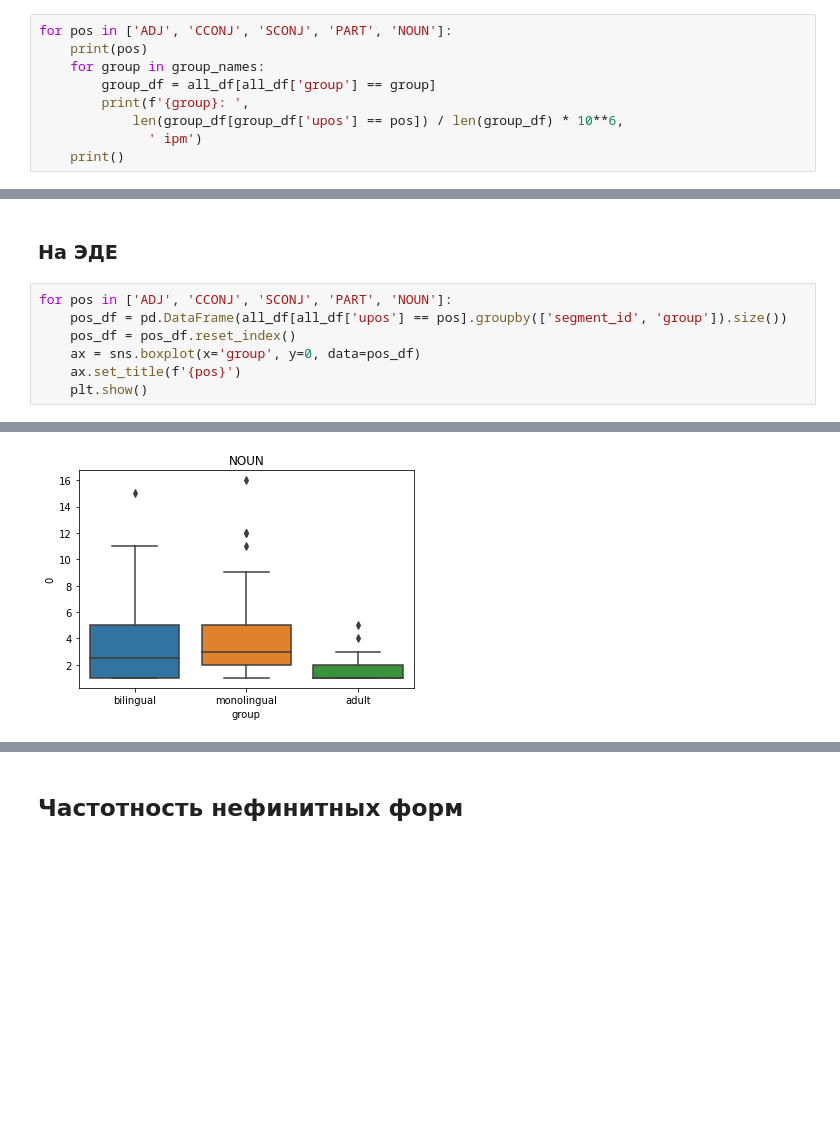
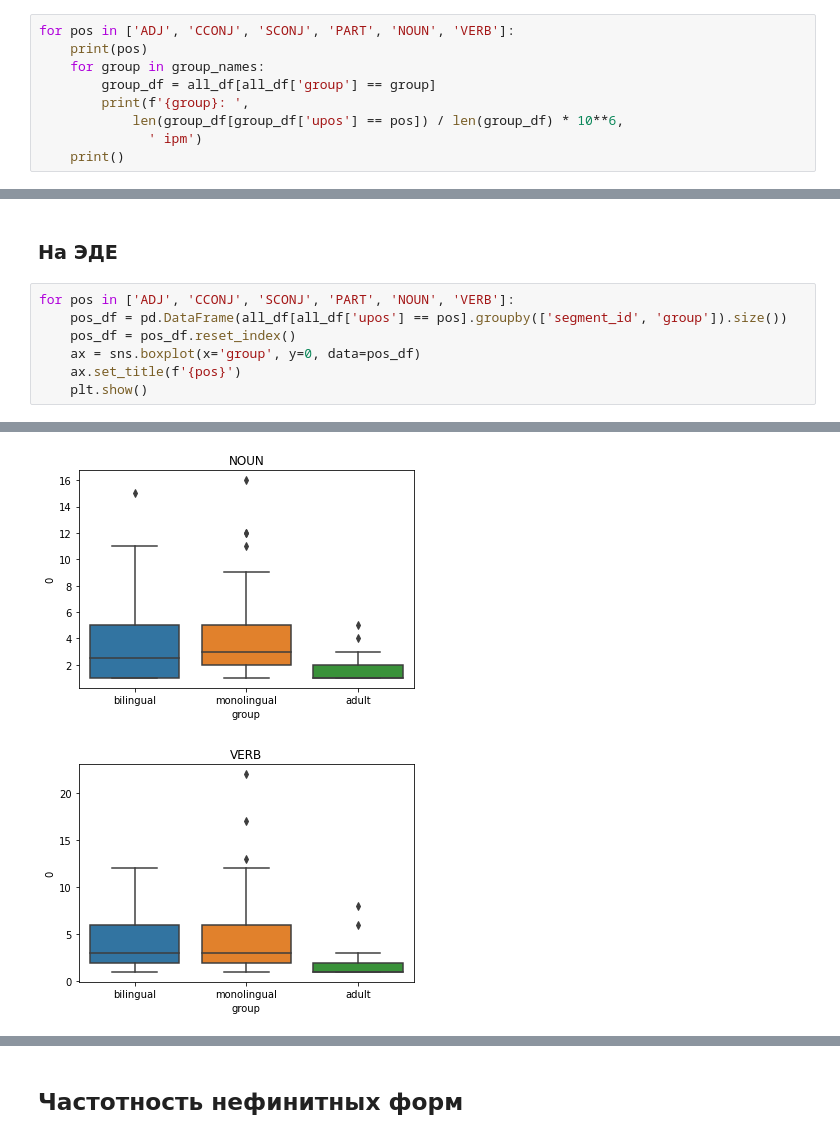
Before and after one commit to BunnyNoBugs/narratives-2021, a Jupyter notebook: syntax_analysis.ipynb, the cells around one changed output, grey strips where cells are left out. Saved outputs shown, nothing was run; the diff lists cells and outputs as text; blank space fills up the shorter version.

```diff
--- a/syntax_analysis.ipynb
+++ b/syntax_analysis.ipynb
@@ -95,7 +95,7 @@ array(['ADV', 'PUNCT', 'PRON', 'VERB', 'NOUN', 'DET', 'PART', 'INTJ',
        'CCONJ', 'PROPN', 'ADP', 'ADJ', 'NUM', 'AUX', 'SYM', 'X', 'SCONJ'],
       dtype=object)
 # %%
-for pos in ['ADJ', 'CCONJ', 'SCONJ', 'PART', 'NOUN']:
+for pos in ['ADJ', 'CCONJ', 'SCONJ', 'PART', 'NOUN', 'VERB']:
     print(pos)
     for group in group_names:
         group_df = all_df[all_df['group'] == group]
@@ -124,16 +124,17 @@ adult:  166666.66666666666  ipm
 # %% [markdown]
 ### На ЭДЕ
 # %%
-for pos in ['ADJ', 'CCONJ', 'SCONJ', 'PART', 'NOUN']:
+for pos in ['ADJ', 'CCONJ', 'SCONJ', 'PART', 'NOUN', 'VERB']:
     pos_df = pd.DataFrame(all_df[all_df['upos'] == pos].groupby(['segment_id', 'group']).size())
     pos_df = pos_df.reset_index()
     ax = sns.boxplot(x='group', y=0, data=pos_df)
     ax.set_title(f'{pos}')
     plt.show()
 # %% [output]
 [figure]
 [figure]
 [figure]
 [figure]
 [figure]
+[figure, added]
 # %%
```
Also changed, not shown: parts of 9 cells of this notebook, 29 other files.
